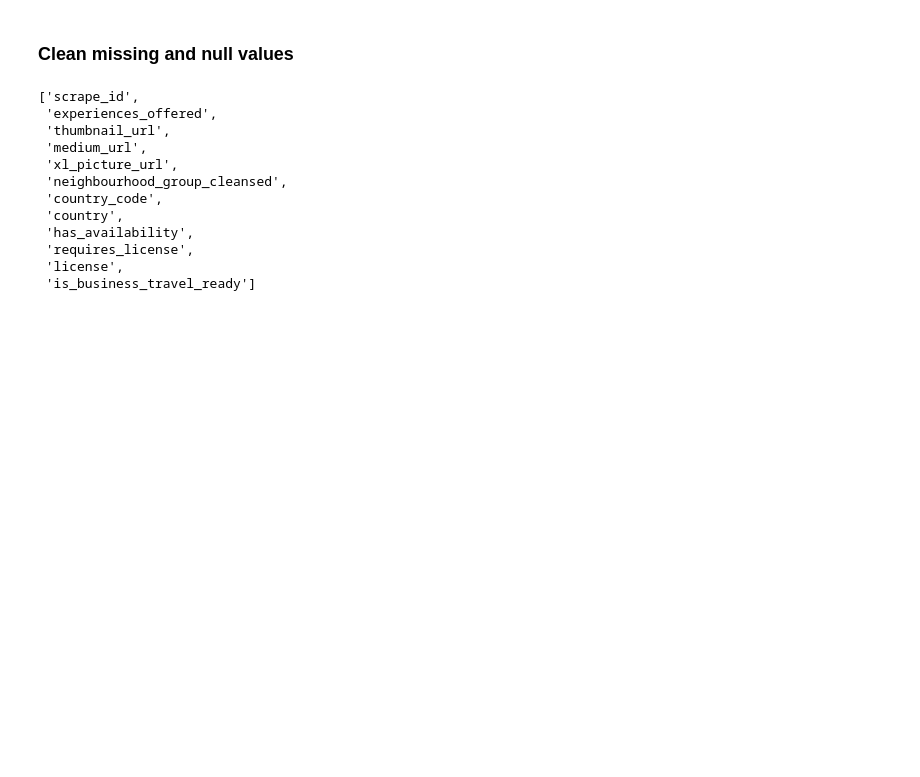
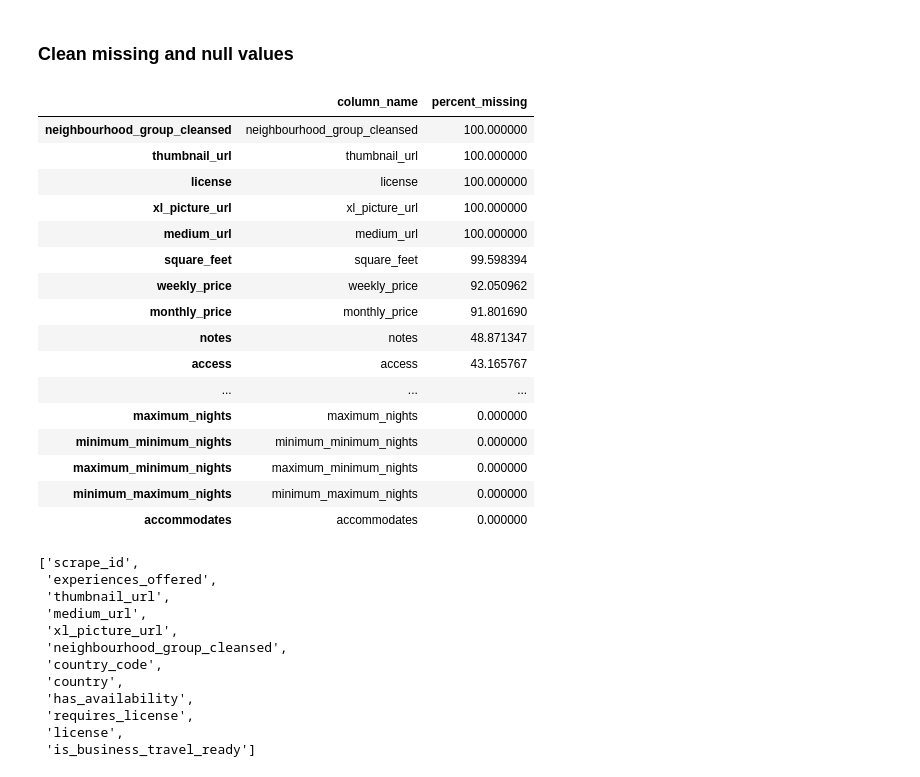
Before and after one commit to johnfcchan/crackdatescience, a Jupyter notebook: Airbnb_evan.ipynb, the cells around one changed output. Cells and saved outputs as stored; diff of their text form; code cells hidden in the pictures; blank space fills up the shorter version.

```diff
--- a/Airbnb_evan.ipynb
+++ b/Airbnb_evan.ipynb
@@ -65,6 +64,31 @@ memory usage: 5.8+ MB
 ## Data Cleaning
 # %% [markdown]
 ### Clean missing and null values
+# %%
+percent_missing = data.isnull().sum() * 100 / len(data)
+missing_value_df = pd.DataFrame({
+    'column_name': data.columns,
+    'percent_missing': percent_missing
+}).sort_values(by='percent_missing', ascending=False)
+missing_value_df
+# %% [output]
+|  | column_name | percent_missing |
+| neighbourhood_group_cleansed | neighbourhood_group_cleansed | 100.000000 |
+| thumbnail_url | thumbnail_url | 100.000000 |
+| license | license | 100.000000 |
+| xl_picture_url | xl_picture_url | 100.000000 |
+| medium_url | medium_url | 100.000000 |
+| square_feet | square_feet | 99.598394 |
+| weekly_price | weekly_price | 92.050962 |
+| monthly_price | monthly_price | 91.801690 |
+| notes | notes | 48.871347 |
+| access | access | 43.165767 |
+| ... | ... | ... |
+| maximum_nights | maximum_nights | 0.000000 |
+| minimum_minimum_nights | minimum_minimum_nights | 0.000000 |
+| maximum_minimum_nights | maximum_minimum_nights | 0.000000 |
+| minimum_maximum_nights | minimum_maximum_nights | 0.000000 |
+| accommodates | accommodates | 0.000000 |
 # %%
 # find missing values and single value columns in data:
 del_cols = []
```
Also changed, not shown: parts of 21 cells of this notebook.
